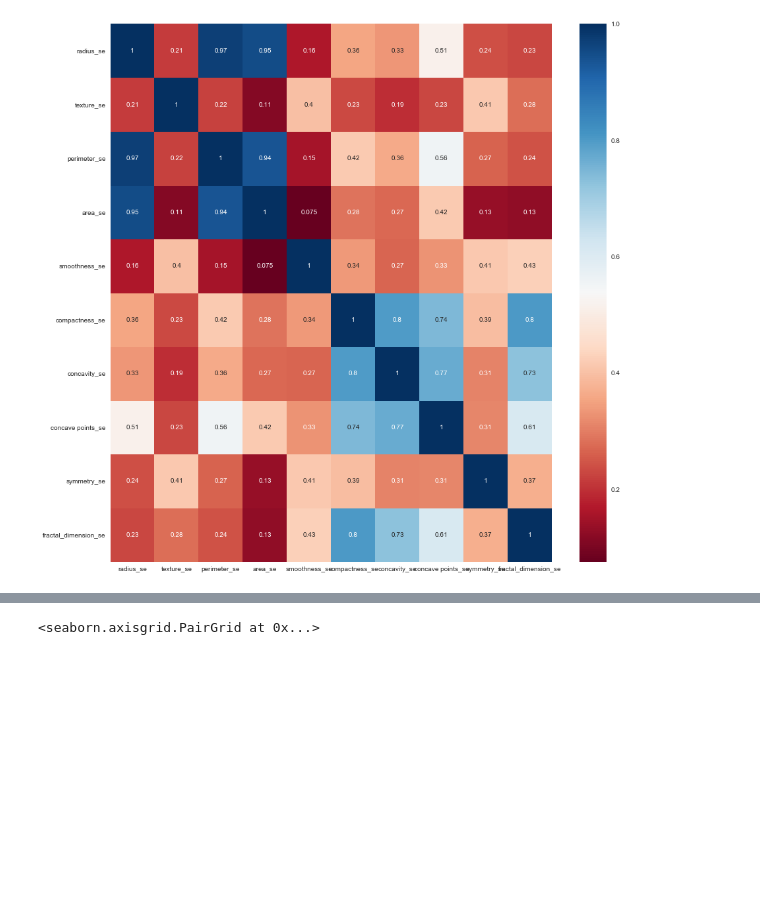
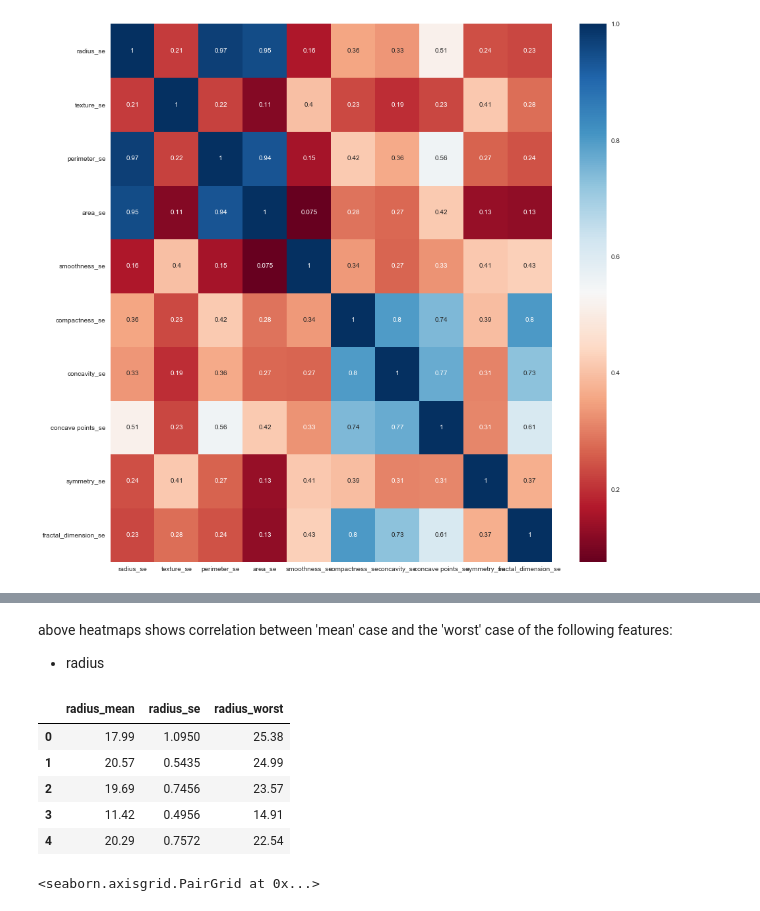
Before and after one commit to ahmadnish/FOML2017, a Jupyter notebook: neish.ipynb, the cells around one changed output, grey strips where cells are left out. Drawn from its saved outputs; the diff is of its cells as text; code cells hidden in the pictures; blank space fills up the shorter version.

```diff
--- a/neish.ipynb
+++ b/neish.ipynb
@@ -120,3 +158,15 @@ sns.heatmap(df[feature_se].corr(), annot=True, cmap='RdBu')
+# %% [markdown]
+above heatmaps shows correlation between 'mean' case and the 'worst' case of the following features:
+* radius
+# %%
+df[feature_list[0]].head()
+# %% [output]
+|  | radius_mean | radius_se | radius_worst |
+| 0 | 17.99 | 1.0950 | 25.38 |
+| 1 | 20.57 | 0.5435 | 24.99 |
+| 2 | 19.69 | 0.7456 | 23.57 |
+| 3 | 11.42 | 0.4956 | 14.91 |
+| 4 | 20.29 | 0.7572 | 22.54 |
 # %%
 plt.figure(figsize=(15,15))
 sns.pairplot(pd.concat([data.diagnosis,df[feature_mean]], axis = 1), hue= 'diagnosis', palette='coolwarm')
```
Also changed, not shown: parts of 11 cells of this notebook.
